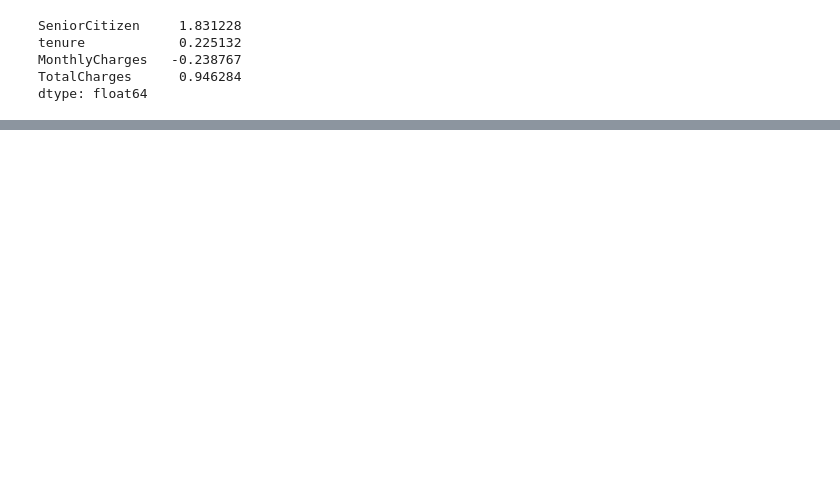
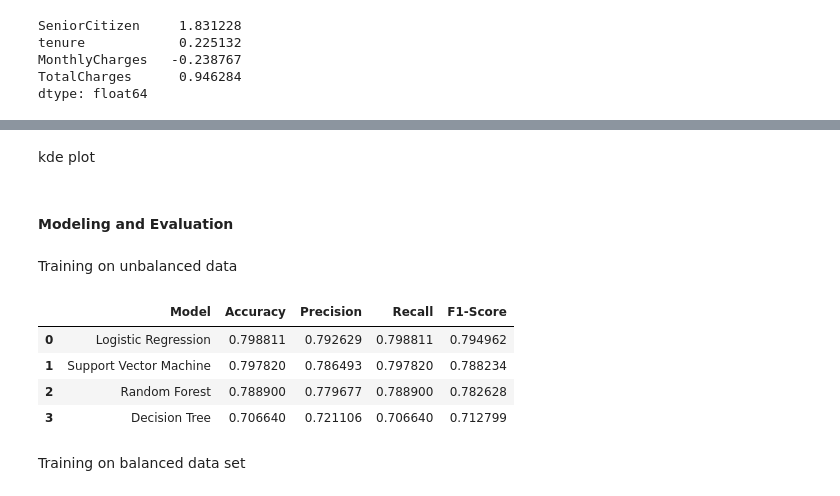
Before and after one commit to FUNMS/Customer-Churn-Analysis, a Jupyter notebook: notebooks/main.ipynb, the cells around one changed output, grey strips where cells are left out. Drawn from its saved outputs; the diff is of its cells as text; code cells hidden in the pictures; blank space fills up the shorter version.

```diff
--- a/notebooks/main.ipynb
+++ b/notebooks/main.ipynb
@@ -1215,0 +1196,4 @@ ColumnTransformer(transformers=[('num_pipe',
+# %% [markdown]
+kde plot
+# %% [markdown]
+#### **Modeling and Evaluation**
@@ -1215,0 +1216,34 @@ ColumnTransformer(transformers=[('num_pipe',
+# %% [markdown]
+Training on unbalanced data
+# %%
+unbalanced_table = pd.DataFrame(columns=['Model','Accuracy', 'Precision', 'Recall', 'F1-Score'])
+unbalanced_pipeline = {}
+
+for model_name, classifier in models:
+    pipeline = Pipeline(steps=[
+        ('preprocessor', preprocessor),
+        ('classifier', classifier)
+    ])
+
+    pipeline.fit(x_train, y_train_encoded)
+    unbalanced_pipeline[model_name] = pipeline
+
+    y_pred = pipeline.predict(x_test)
+
+
+    unbalanced_metric = (classification_report(y_test_encoded, y_pred,output_dict= True))
+
+    accuracy = unbalanced_metric['accuracy']
+    precision = unbalanced_metric['weighted avg']['precision']
+    recall = unbalanced_metric['weighted avg']['recall']
+    F1_score = unbalanced_metric['weighted avg']['f1-score']
+
+    unbalanced_table.loc[len(unbalanced_table)] = [model_name, accuracy, precision, recall,F1_score]
+
+unbalanced_table.sort_values(by='F1-Score', ascending=False)
+# %% [output]
+|  | Model | Accuracy | Precision | Recall | F1-Score |
+| 0 | Logistic Regression | 0.798811 | 0.792629 | 0.798811 | 0.794962 |
+| 1 | Support Vector Machine | 0.797820 | 0.786493 | 0.797820 | 0.788234 |
+| 2 | Random Forest | 0.788900 | 0.779677 | 0.788900 | 0.782628 |
+| 3 | Decision Tree | 0.706640 | 0.721106 | 0.706640 | 0.712799 |
@@ -1215,0 +1276,2 @@ ColumnTransformer(transformers=[('num_pipe',
+# %% [markdown]
+Training on balanced data set
```
Also changed, not shown: parts of 13 cells of this notebook, 1 other file.
